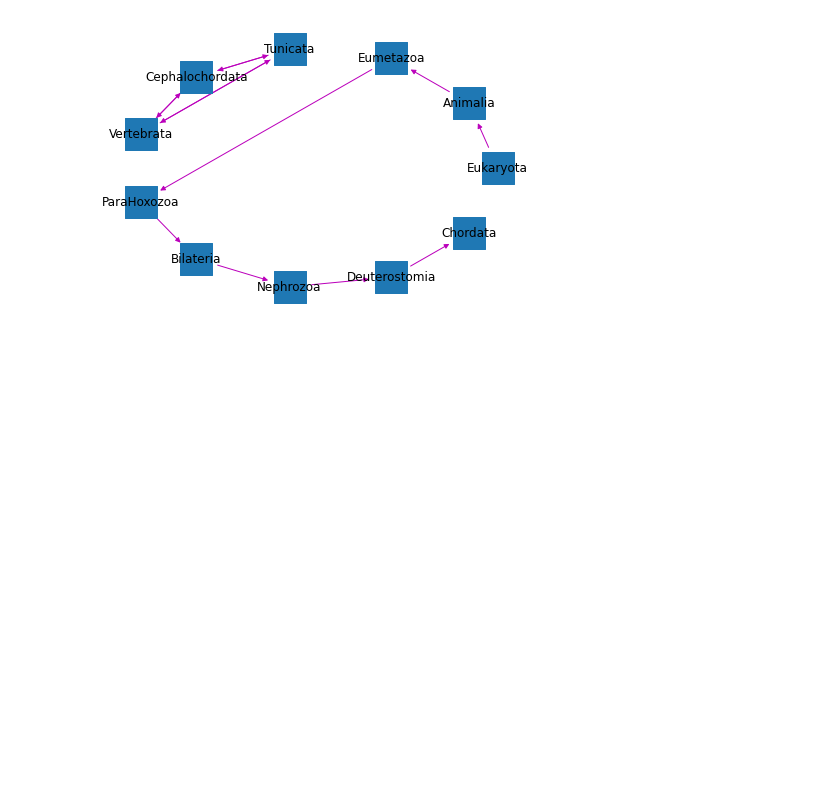
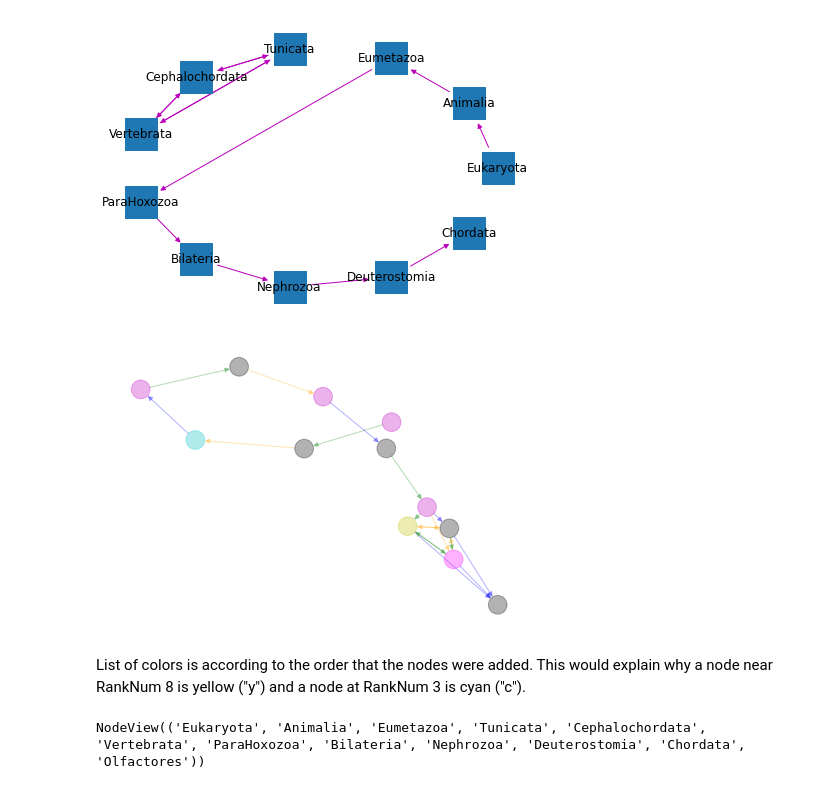
Before and after one commit to bronwencc/ML_practice, a Jupyter notebook: directed-graphs.ipynb, the cells around one changed output. Drawn from its saved outputs; the diff is of its cells as text; code cells hidden in the pictures; blank space fills up the shorter version.

Commit message:
Create figure demonstrating color variation

```diff
--- a/directed-graphs.ipynb
+++ b/directed-graphs.ipynb
@@ -159,3 +159,15 @@ nx.draw_circular(dirG,node_size=1000,edge_color="#bb00bb",node_shape="s", with_l
 plt.savefig("images/circular-squares.jpg")
 # %% [output]
 [figure]
+# %%
+nx.draw(dirG, node_size=350,alpha=.3,edge_color=["green","orange","b"],node_color=["m","k","c","y","magenta","k","m","k","m","k","m","k"])
+plt.savefig("images/variouscolors.jpg")
+# %% [output]
+[figure, added]
+# %% [markdown]
+List of colors is according to the order that the nodes were added. This would explain why a node near RankNum 8 is yellow ("y") and a node at RankNum 3 is cyan ("c").
+# %%
+#list nodes
+dirG.nodes
+# %% [output]
+NodeView(('Eukaryota', 'Animalia', 'Eumetazoa', 'Tunicata', 'Cephalochordata', 'Vertebrata', 'ParaHoxozoa', 'Bilateria', 'Nephrozoa', 'Deuterostomia', 'Chordata', 'Olfactores'))
```
Also changed, not shown: parts of 5 cells of this notebook, 1 other file.
